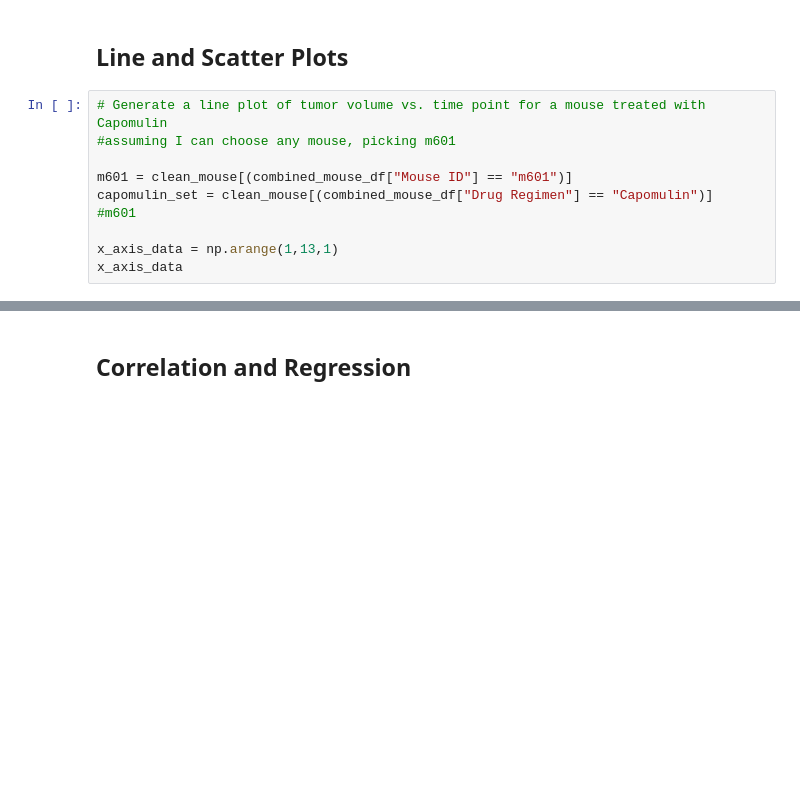
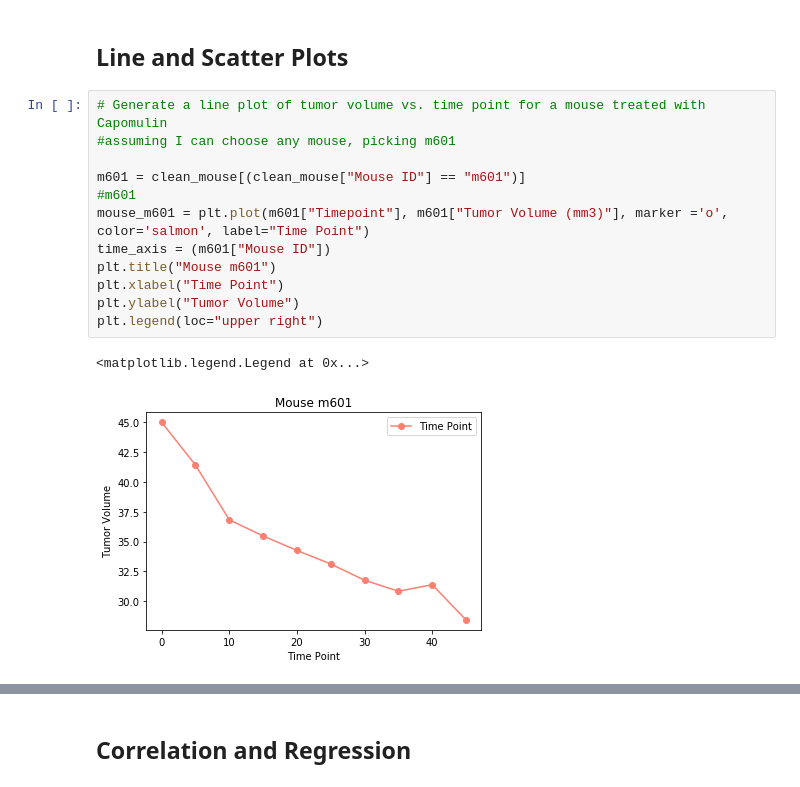
Before and after one commit to ceci-chapa/matplotlib-challenge, a Jupyter notebook: Pymaceuticals/pymaceuticals_starter.ipynb, the cells around one changed output, grey strips where cells are left out. Saved outputs shown, nothing was run; the diff lists cells and outputs as text; blank space fills up the shorter version.

```diff
--- a/Pymaceuticals/pymaceuticals_starter.ipynb
+++ b/Pymaceuticals/pymaceuticals_starter.ipynb
@@ -330,12 +363,17 @@ TypeError: '(slice(None, None, None), 'Tumor Volume (mm3)')' is an invalid key
 # %%
 # Generate a line plot of tumor volume vs. time point for a mouse treated with Capomulin
 #assuming I can choose any mouse, picking m601
 
-m601 = clean_mouse[(combined_mouse_df["Mouse ID"] == "m601")]
-capomulin_set = clean_mouse[(combined_mouse_df["Drug Regimen"] == "Capomulin")]
+m601 = clean_mouse[(clean_mouse["Mouse ID"] == "m601")]
 #m601
-
-x_axis_data = np.arange(1,13,1)
-x_axis_data
+mouse_m601 = plt.plot(m601["Timepoint"], m601["Tumor Volume (mm3)"], marker ='o', color='salmon', label="Time Point")
+time_axis = (m601["Mouse ID"])
+plt.title("Mouse m601")
+plt.xlabel("Time Point")
+plt.ylabel("Tumor Volume")
+plt.legend(loc="upper right")
+# %% [output]
+<matplotlib.legend.Legend at 0x...>
+[figure, added]
 # %%
 # Generate a scatter plot of average tumor volume vs. mouse weight for the Capomulin regimen
```
Also changed, not shown: parts of 7 cells of this notebook.
